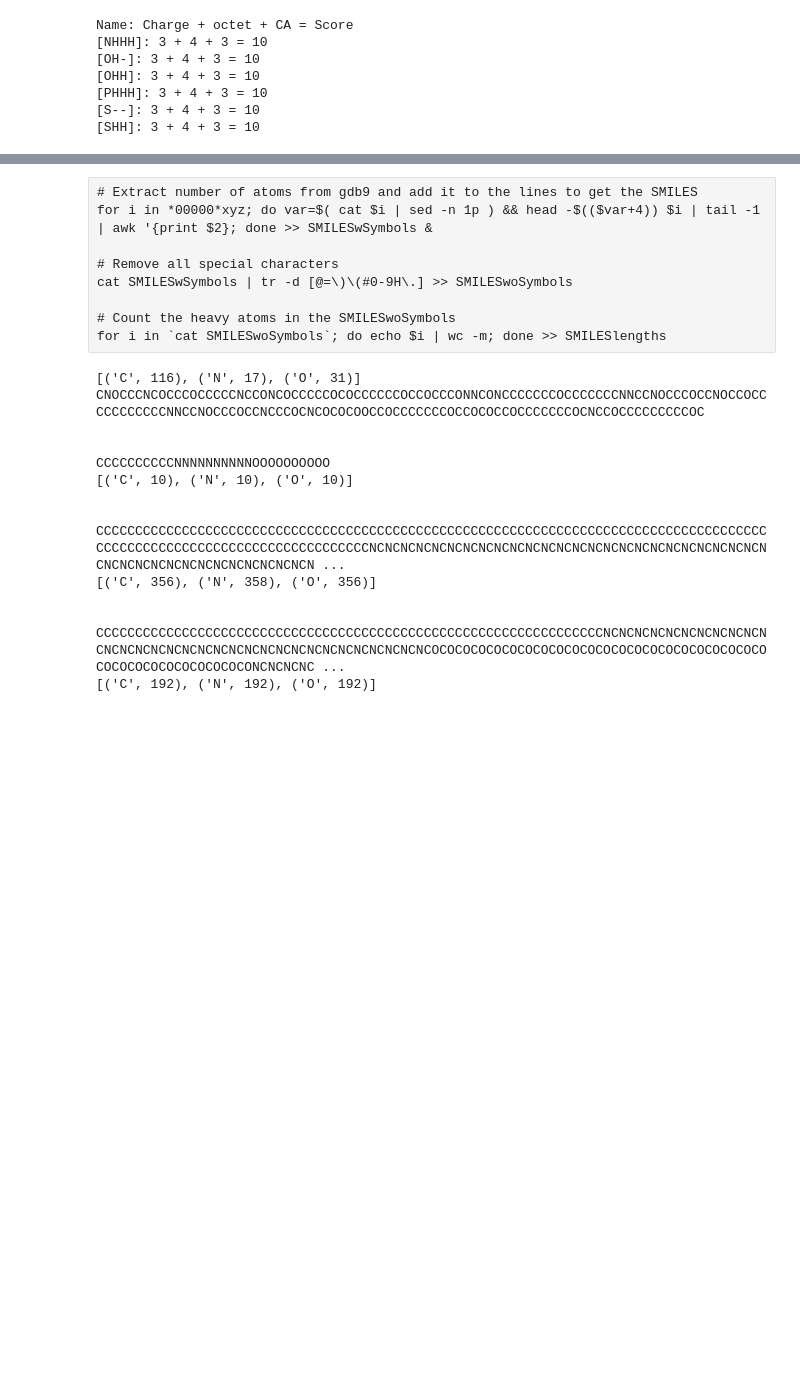
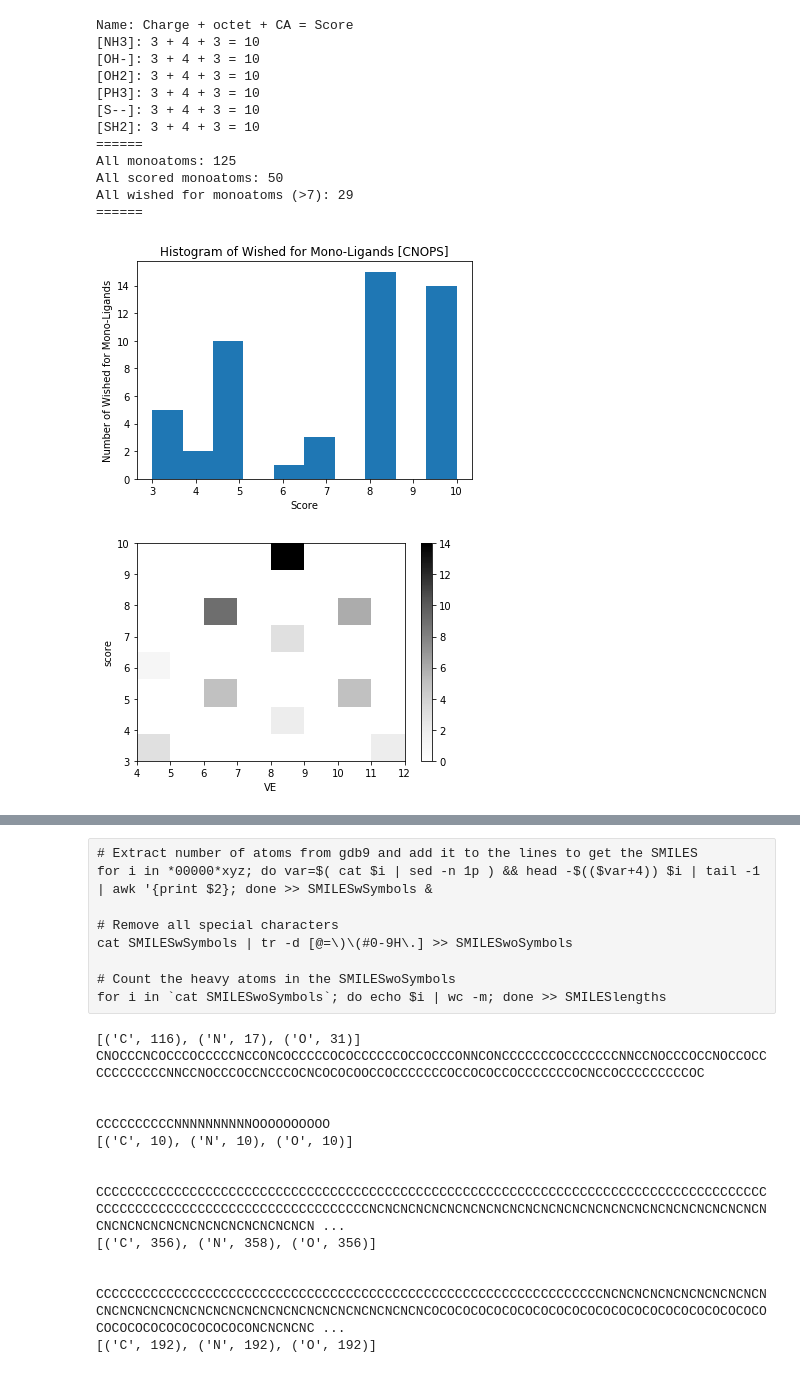
Before and after one commit to hjkgrp/smu, a Jupyter notebook: enum/enum.ipynb, the cells around one changed output, grey strips where cells are left out. Cells and saved outputs as stored; diff of their text form; code cells hidden in the pictures; blank space fills up the shorter version.

```diff
--- a/enum/enum.ipynb
+++ b/enum/enum.ipynb
@@ -137,6 +125,7 @@ elemList = {
     'P': [15, 5, 3],
     'S': [16, 6, 2]
 }  # 'Si':[14,4,4],'Cl':[17,7,1]
+
 components = "CNOPS"
 chargeList = range(-2, 3)
 # number of H atoms we are sampling through
@@ -196,8 +185,14 @@ class ligand():
 
     def getSmiles(self):
         """Generates a SMILES string. The first row adds hydrogen and the second row charges"""
-        self.SMILES = "[" + self.name + "".join(
-            ["H" for i in range(0, self.numberOfHs)])
+        # self.SMILES = "[" + self.name + "".join(["H" for i in range(0, self.numberOfHs)])
+        # this is for SMILES with HHH instead of H3 etc.
+        if self.numberOfHs > 1:
+            self.SMILES = "[" + self.name + "H" + str(self.numberOfHs)
+        elif self.numberOfHs == 1:
+            self.SMILES = "[" + self.name + "H"
+        else:
+            self.SMILES = "[" + self.name
         self.SMILES += "".join([
             "+" if self.charge > 0 else "-"
             for i in range(0, abs(int(self.charge)))
@@ -281,53 +276,59 @@ print("Name: Charge + octet + CA = Score")
 histCharge = list() # lists of charge, octet difference, occupancy of CA and score to see histograms
 histOctet = list()
 histCa = list()
 histScore = list()
 histVE = list()
-thresholdMo = 9 # define threshold for wishedDictMo
+thresholdMo = 7 # define threshold for wishedDictMo
 for name, props in scoredDictMo.items():
     histCharge.append(props[-4])
     histOctet.append(props[-3])
     histCa.append(props[-2])
     histScore.append(props[-1])
     histVE.append(props[1])
 
     # Populate the wishedDictMo
     if props[-1] > thresholdMo:
         wishedDictMo[name] = props
 
     # Evaluate compounds from Spectrochemical Series
     for i in range(0, len(scSeriesMo)):
         if name == scSeriesMo[i]:
             print(name + ': ' +str(props[-4])+" + "+str(props[-3])+" + "+str(props[-2])+' = '+str(props[-1]))
 
-# print('======')
-# print("All monoatoms: " + str(len(dictMo)))
-# print("All scored monoatoms: " + str(len(scoredDictMo)))
-# print("All wished for monoatoms (>" + str(thresholdMo) + "): " + str(len(wishedDictMo)))
-# print('======')
+print('======')
+print("All monoatoms: " + str(len(dictMo)))
+print("All scored monoatoms: " + str(len(scoredDictMo)))
+print("All wished for monoatoms (>" + str(thresholdMo) + "): " + str(len(wishedDictMo)))
+print('======')
 
-# plt.xlabel('Score')
-# plt.ylabel('Number of Wished for Mono-Ligands')
-# # plt.yscale('log', nonposy='clip')
-# plt.title('Histogram of Wished for Mono-Ligands ['+ components + "]")
-# plt.hist(histScore)
-# # plt.savefig('monoDistr' + components + ".pdf", bbox_inches='tight')
-# plt.show()
+plt.xlabel('Score')
+plt.ylabel('Number of Wished for Mono-Ligands')
+# plt.yscale('log', nonposy='clip')
+plt.title('Histogram of Wished for Mono-Ligands ['+ components + "]")
+plt.hist(histScore)
+# plt.savefig('monoDistr' + components + ".pdf", bbox_inches='tight')
+plt.show()
 
 
-# plt.hist2d(histVE, histScore, bins=8)
-# plt.xlabel('VE')
-# plt.ylabel('score')
-# plt.colorbar()
-# plt.show()
+plt.hist2d(histVE, histScore, bins=8, cmap = 'Greys')
+plt.xlabel('VE')
+plt.ylabel('score')
+plt.colorbar()
+plt.show()
 
 # pprint.pprint(re.sub('[\'()a-z_]',"",str(wishedDictMo.keys())))
-# pprint.pprint(wishedDictMo)
 # %% [output]
 Name: Charge + octet + CA = Score
-[NHHH]: 3 + 4 + 3 = 10
+[NH3]: 3 + 4 + 3 = 10
 [OH-]: 3 + 4 + 3 = 10
-[OHH]: 3 + 4 + 3 = 10
-[PHHH]: 3 + 4 + 3 = 10
+[OH2]: 3 + 4 + 3 = 10
+[PH3]: 3 + 4 + 3 = 10
 [S--]: 3 + 4 + 3 = 10
-[SHH]: 3 + 4 + 3 = 10
+[SH2]: 3 + 4 + 3 = 10
+======
+All monoatoms: 125
+All scored monoatoms: 50
+All wished for monoatoms (>7): 29
+======
+[figure, added]
+[figure, added]
```
Also changed, not shown: parts of 7 cells of this notebook.
